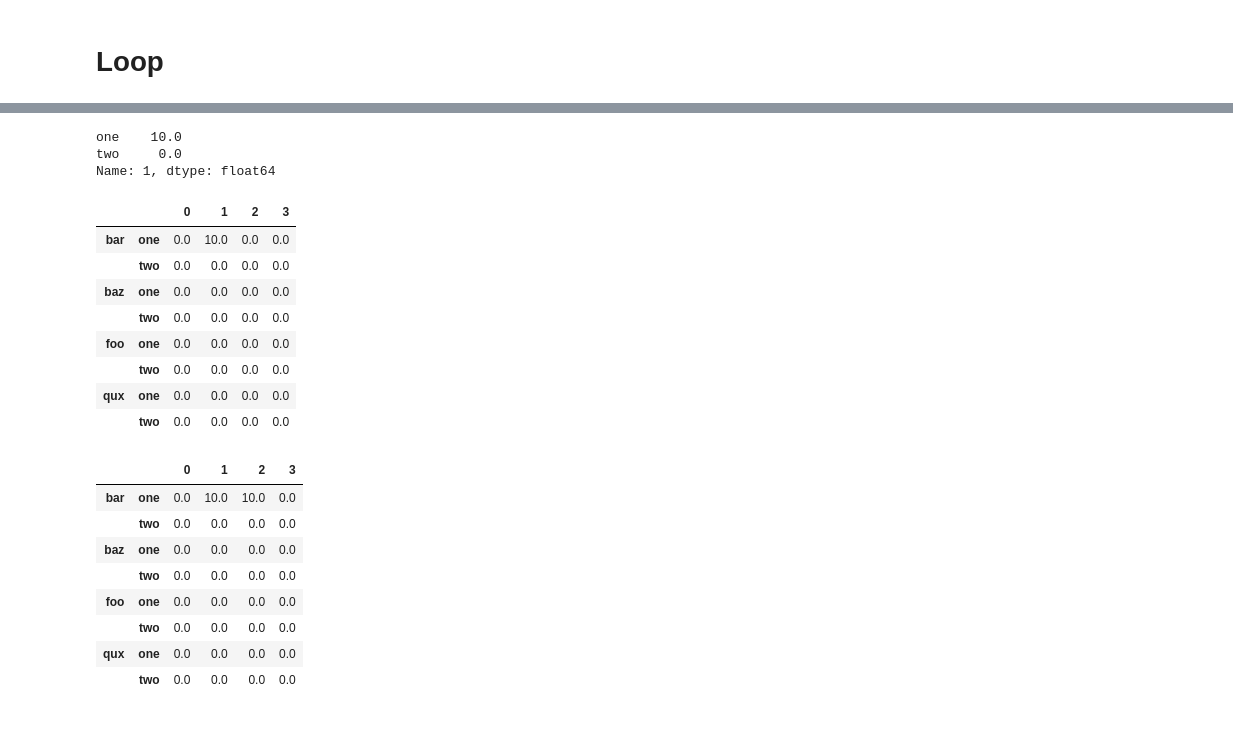
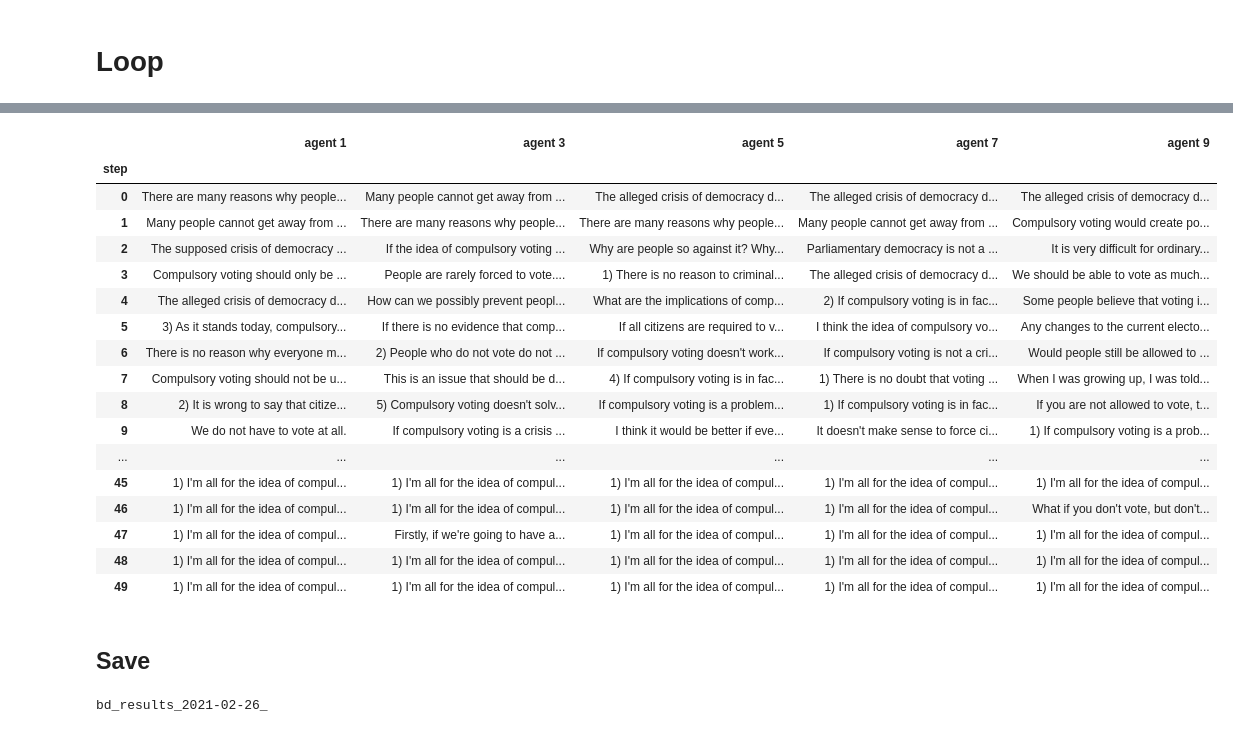
Before and after one commit to debatelab/ada-simulation, a Jupyter notebook: belief-dynamics_with_lms.ipynb, the cells around one changed output, grey strips where cells are left out. Drawn from its saved outputs; the diff is of its cells as text; code cells hidden in the pictures.

```diff
--- a/belief-dynamics_with_lms.ipynb
+++ b/belief-dynamics_with_lms.ipynb
@@ -467,34 +496,29 @@ df
-# %%
-df.loc['bar'][1]
-# %% [output]
-one    10.0
-two     0.0
-Name: 1, dtype: float64
-# %%
-df.loc['bar','one'][1]=10
-# %%
-df
-# %% [output]
-|  |  | 0 | 1 | 2 | 3 |
-| bar | one | 0.0 | 10.0 | 0.0 | 0.0 |
-|  | two | 0.0 | 0.0 | 0.0 | 0.0 |
-| baz | one | 0.0 | 0.0 | 0.0 | 0.0 |
-|  | two | 0.0 | 0.0 | 0.0 | 0.0 |
-| foo | one | 0.0 | 0.0 | 0.0 | 0.0 |
-|  | two | 0.0 | 0.0 | 0.0 | 0.0 |
-| qux | one | 0.0 | 0.0 | 0.0 | 0.0 |
-|  | two | 0.0 | 0.0 | 0.0 | 0.0 |
-# %%
-df.loc['bar'][2]=df.loc['bar'][1]
-# %%
-df
-# %% [output]
-|  |  | 0 | 1 | 2 | 3 |
-| bar | one | 0.0 | 10.0 | 10.0 | 0.0 |
-|  | two | 0.0 | 0.0 | 0.0 | 0.0 |
-| baz | one | 0.0 | 0.0 | 0.0 | 0.0 |
-|  | two | 0.0 | 0.0 | 0.0 | 0.0 |
-| foo | one | 0.0 | 0.0 | 0.0 | 0.0 |
-|  | two | 0.0 | 0.0 | 0.0 | 0.0 |
-| qux | one | 0.0 | 0.0 | 0.0 | 0.0 |
-|  | two | 0.0 | 0.0 | 0.0 | 0.0 |
+# %%
+display_agents = [1,3,5,7,9]
+#display_agents = [2,4,6,8,0]
+def get_posts(i):
+    ser = df.xs(i, level=1, drop_level=True)['post'].apply(lambda p: p['text'])
+    ser = ser.rename('agent '+str(i))
+    return ser
+display(HTML(
+    pd.concat([get_posts(i) for i in display_agents], axis=1).to_html()
+))
+# %% [output]
+|  | agent 1 | agent 3 | agent 5 | agent 7 | agent 9 |
+| step |  |  |  |  |  |
+| 0 | There are many reasons why people... | Many people cannot get away from ... | The alleged crisis of democracy d... | The alleged crisis of democracy d... | The alleged crisis of democracy d... |
+| 1 | Many people cannot get away from ... | There are many reasons why people... | There are many reasons why people... | Many people cannot get away from ... | Compulsory voting would create po... |
+| 2 | The supposed crisis of democracy ... | If the idea of compulsory voting ... | Why are people so against it? Why... | Parliamentary democracy is not a ... | It is very difficult for ordinary... |
+| 3 | Compulsory voting should only be ... | People are rarely forced to vote.... | 1) There is no reason to criminal... | The alleged crisis of democracy d... | We should be able to vote as much... |
+| 4 | The alleged crisis of democracy d... | How can we possibly prevent peopl... | What are the implications of comp... | 2) If compulsory voting is in fac... | Some people believe that voting i... |
+| 5 | 3) As it stands today, compulsory... | If there is no evidence that comp... | If all citizens are required to v... | I think the idea of compulsory vo... | Any changes to the current electo... |
+| 6 | There is no reason why everyone m... | 2) People who do not vote do not ... | If compulsory voting doesn't work... | If compulsory voting is not a cri... | Would people still be allowed to ... |
+| 7 | Compulsory voting should not be u... | This is an issue that should be d... | 4) If compulsory voting is in fac... | 1) There is no doubt that voting ... | When I was growing up, I was told... |
+| 8 | 2) It is wrong to say that citize... | 5) Compulsory voting doesn't solv... | If compulsory voting is a problem... | 1) If compulsory voting is in fac... | If you are not allowed to vote, t... |
+| 9 | We do not have to vote at all. | If compulsory voting is a crisis ... | I think it would be better if eve... | It doesn't make sense to force ci... | 1) If compulsory voting is a prob... |
+| ... | ... | ... | ... | ... | ... |
+| 45 | 1) I'm all for the idea of compul... | 1) I'm all for the idea of compul... | 1) I'm all for the idea of compul... | 1) I'm all for the idea of compul... | 1) I'm all for the idea of compul... |
+| 46 | 1) I'm all for the idea of compul... | 1) I'm all for the idea of compul... | 1) I'm all for the idea of compul... | 1) I'm all for the idea of compul... | What if you don't vote, but don't... |
+| 47 | 1) I'm all for the idea of compul... | Firstly, if we're going to have a... | 1) I'm all for the idea of compul... | 1) I'm all for the idea of compul... | 1) I'm all for the idea of compul... |
+| 48 | 1) I'm all for the idea of compul... | 1) I'm all for the idea of compul... | 1) I'm all for the idea of compul... | 1) I'm all for the idea of compul... | 1) I'm all for the idea of compul... |
+| 49 | 1) I'm all for the idea of compul... | 1) I'm all for the idea of compul... | 1) I'm all for the idea of compul... | 1) I'm all for the idea of compul... | 1) I'm all for the idea of compul... |
@@ -500,0 +534,15 @@ df
+# %% [markdown]
+## Save
+# %%
+from datetime import date
+import os
+import os.path
+today = date.today().isoformat()
+today
+filename_root = "bd_results_"+today+"_"
+result_files_today = [f for f in os.listdir('.') if f.startswith(filename_root)]
+filename=filename_root+str(len(result_files_today)+1)+".csv"
+
+df.to_csv(filename)
+# %% [output]
+bd_results_2021-02-26_
```
Also changed, not shown: parts of 51 cells of this notebook.
